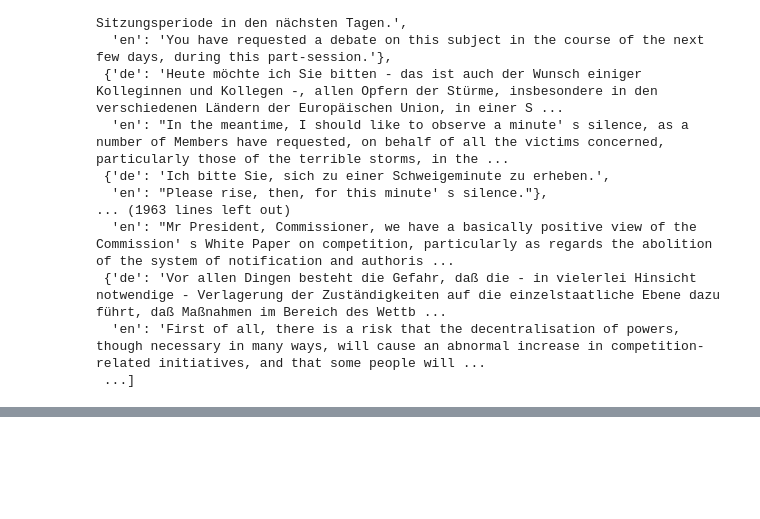
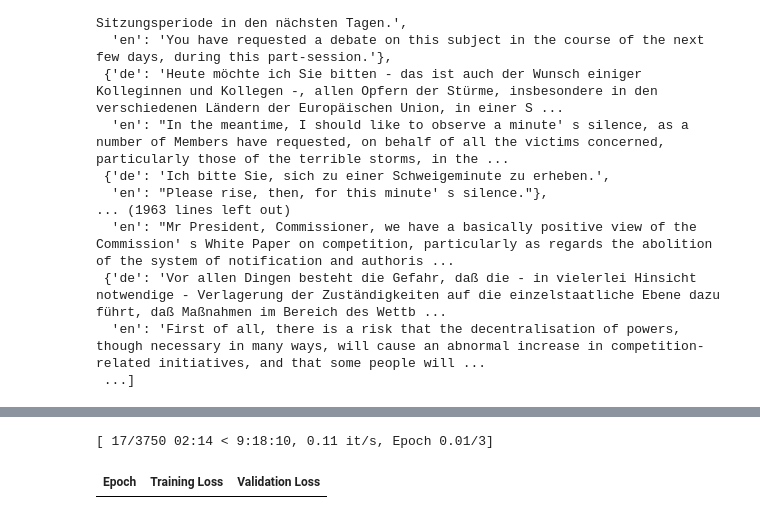
Before and after one commit to t3i8m/Comparative-Study-NMT, a Jupyter notebook: experiments/blue_score.ipynb, the cells around one changed output, grey strips where cells are left out. Drawn from its saved outputs; the diff is of its cells as text; code cells hidden in the pictures; blank space fills up the shorter version.

```diff
--- a/experiments/blue_score.ipynb
+++ b/experiments/blue_score.ipynb
@@ -96,8 +101,13 @@ data["train"]["translation"]
   'en': 'First of all, there is a risk that the decentralisation of powers, though necessary in many ways, will cause an abnormal increase in competition-related initiatives, and that some people will ...
  ...]
 # %%
+from transformers import MarianMTModel, MarianTokenizer
+from torch.utils.data import Dataset, DataLoader
+import torch
 
-model = MarianMt("Helsinki-NLP/opus-mt-en-de")
+model_name = "Helsinki-NLP/opus-mt-en-de"
+tokenizer = MarianTokenizer.from_pretrained(model_name)
+model = MarianMTModel.from_pretrained(model_name)
 # %%
 english = [n["en"] for n in data["train"]["translation"]]
 german = [n["de"] for n in data["train"]["translation"]]
@@ -131 +160,6 @@ KeyboardInterrupt:
+# %%
+tokenized_data = {
+    "train": data["train"].map(preprocess),
+    "validation": data["validation"].map(preprocess)
+}
 # %%
@@ -149,0 +204,32 @@ Corpus BLEU (%): 24.9
+# %%
+from transformers import Seq2SeqTrainingArguments
+
+training_args = Seq2SeqTrainingArguments(
+    output_dir="./marianmt-finetuned",
+    per_device_train_batch_size=4,
+    per_device_eval_batch_size=4,
+    learning_rate=5e-5,
+    num_train_epochs=3,
+    evaluation_strategy="epoch",
+    save_strategy="epoch",
+    predict_with_generate=True,
+    logging_dir="./logs",
+    save_total_limit=2,
+    fp16=torch.cuda.is_available(),
+)
+# %%
+from transformers import Seq2SeqTrainer, DataCollatorForSeq2Seq
+
+trainer = Seq2SeqTrainer(
+    model=model,
+    args=training_args,
+    train_dataset=tokenized_data["train"],
+    eval_dataset=tokenized_data["validation"],
+    tokenizer=tokenizer,
+    data_collator=DataCollatorForSeq2Seq(tokenizer, model=model),
+)
+
+trainer.train()
+# %% [output]
+[ 17/3750 02:14 < 9:18:10, 0.11 it/s, Epoch 0.01/3]
+| Epoch | Training Loss | Validation Loss |
```
Also changed, not shown: parts of 13 cells of this notebook, 1 other file.
